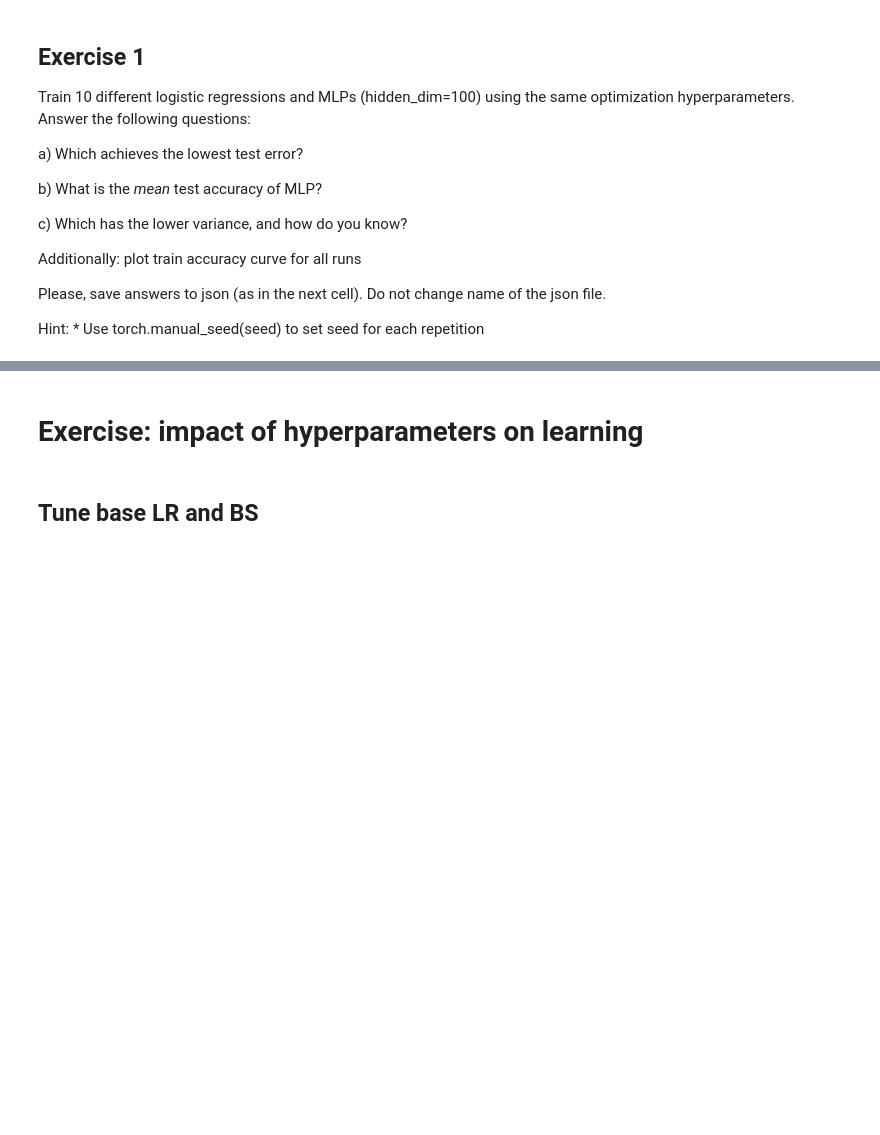
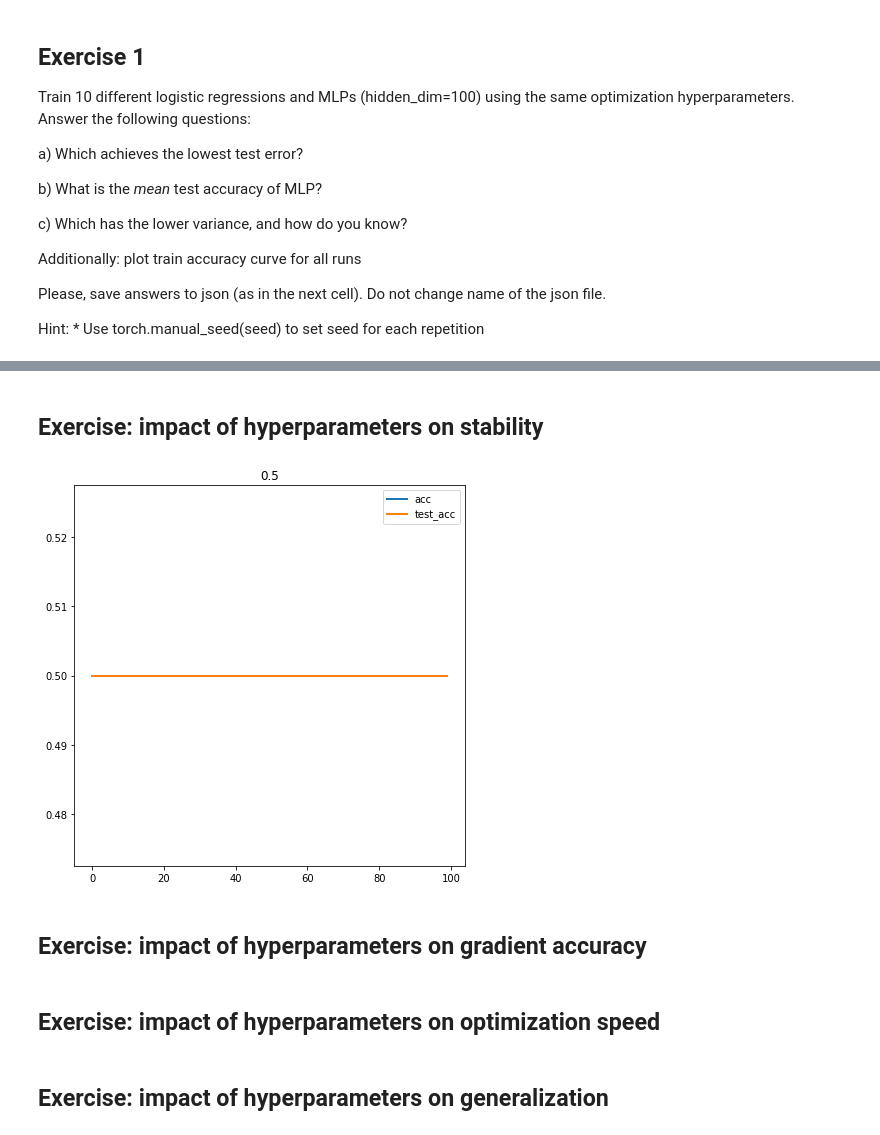
Before and after one commit to kgalias/nn2018, a Jupyter notebook: lab/7_neural_network_optimization.ipynb, the cells around one changed output, grey strips where cells are left out. Drawn from its saved outputs; the diff is of its cells as text; code cells hidden in the pictures; blank space fills up the shorter version.

```diff
--- a/lab/7_neural_network_optimization.ipynb
+++ b/lab/7_neural_network_optimization.ipynb
@@ -51,11 +56,23 @@ x_test = x_test.reshape(-1, 784)
 x_train = x_train / 255.
 x_test = x_test / 255.
 
+# Binary case
+ids_train = ((y_train==0) | (y_train==6))
+ids_test = (y_test==0) | (y_test==6)
+x_train_06 = x_train[ids_train]
+y_train_06 = (y_train[ids_train] == 6).astype("float")
+x_test_06 = x_test[ids_test]
+y_test_06 = (y_test[ids_test] == 6).astype("float")
+
 # Convert to Torch Tensor. Just to avoid boilerplate code later
 x_train = torch.from_numpy(x_train).type(torch.FloatTensor)
 x_test = torch.from_numpy(x_test).type(torch.FloatTensor)
 y_train = torch.from_numpy(y_train).type(torch.LongTensor)
 y_test = torch.from_numpy(y_test).type(torch.LongTensor)
+x_train_06 = torch.from_numpy(x_train_06).type(torch.FloatTensor)
+x_test_06 = torch.from_numpy(x_test_06).type(torch.FloatTensor)
+y_train_06 = torch.from_numpy(y_train_06).type(torch.FloatTensor)
+y_test_06 = torch.from_numpy(y_test_06).type(torch.FloatTensor)
 
 # Use only first 1k examples. Just for notebook to run faster
 x_train, y_train = x_train[0:1000], y_train[0:1000]
@@ -68,14 +85,20 @@ The autoreload extension is already loaded. To reload it, use:
 
 def build_mlp(input_dim, output_dim, hidden_dim=512):
     model = torch.nn.Sequential()
-    model.add_module("linear_1", torch.nn.Linear(input_dim, hidden_dim, bias=False))
+    model.add_module("linear_1", torch.nn.Linear(input_dim, hidden_dim, bias=True))
     model.add_module("nonlinearity_1", torch.nn.ReLU())
-    model.add_module("linear_2", torch.nn.Linear(hidden_dim, output_dim, bias=False))
+    model.add_module("linear_2", torch.nn.Linear(hidden_dim, output_dim, bias=True))
     return model
 
 def build_logreg(input_dim, output_dim, hidden_dim=512):
     model = torch.nn.Sequential()
-    model.add_module("linear_2", torch.nn.Linear(input_dim, output_dim, bias=False))
+    model.add_module("linear_2", torch.nn.Linear(input_dim, output_dim, bias=True))
+    model.add_module("nonlinearity_1", torch.nn.Softmax())
+    return model
+
+def build_linreg(input_dim, output_dim, hidden_dim=512):
+    model = torch.nn.Sequential()
+    model.add_module("linear_2", torch.nn.Linear(input_dim, output_dim, bias=True))
     return model
 
 def step(model, loss, optimizer, x_val, y_val):
@@ -102,7 +125,7 @@ def predict(model, x_val):
     output = model.forward(x)
     return output.data.numpy().argmax(axis=1)
 
-def train(model, loss, optim):
+def train(model, loss, optim, x_train=x_train, y_train=y_train, x_test=x_test, y_test=y_test):
     """
     Trains given model on the FashionMNIST dataset.
 
@@ -231,4 +284,17 @@ for H in results["logreg"]:
 # %% [markdown]
-# Exercise: impact of hyperparameters on learning
+## Exercise: impact of hyperparameters on stability
-# %% [markdown]
-## Tune base LR and BS
+# %%
+model = build_linreg(784, 1)
+loss = torch.nn.MSELoss(size_average=True)
+optimizer = optim.SGD(model.parameters(), lr=0.0001, momentum=0.0)
+H = train(loss=loss, model=model, optim=optimizer, x_train=x_train_06, x_test=x_test_06,
+         y_train=y_train_06, y_test=y_test_06)
+plot(H)
+# %% [output]
+[figure, added]
+# %% [markdown]
+## Exercise: impact of hyperparameters on gradient accuracy
+# %% [markdown]
+## Exercise: impact of hyperparameters on optimization speed
+# %% [markdown]
+## Exercise: impact of hyperparameters on generalization
```
Also changed, not shown: parts of 8 cells of this notebook, 4 other files.
